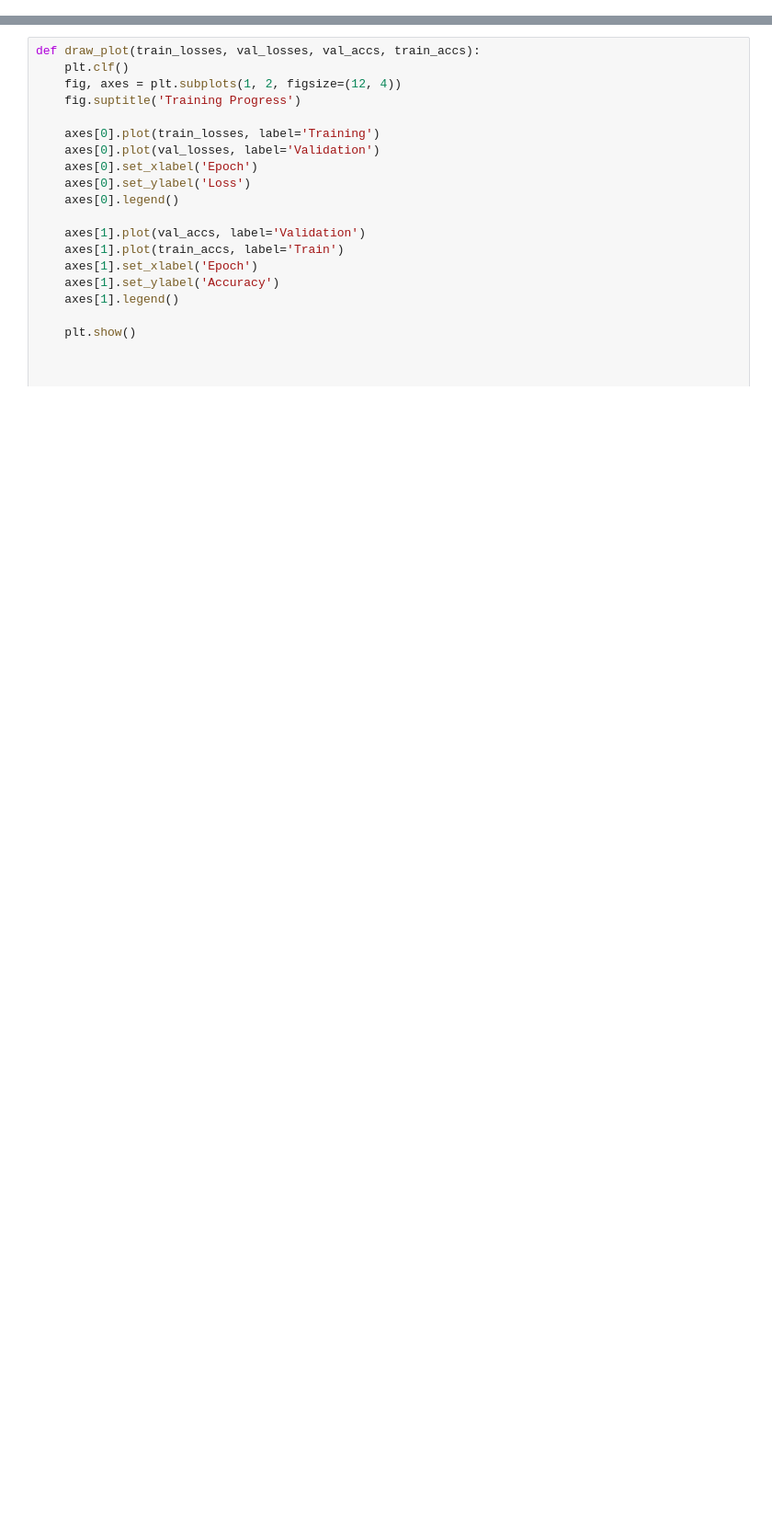
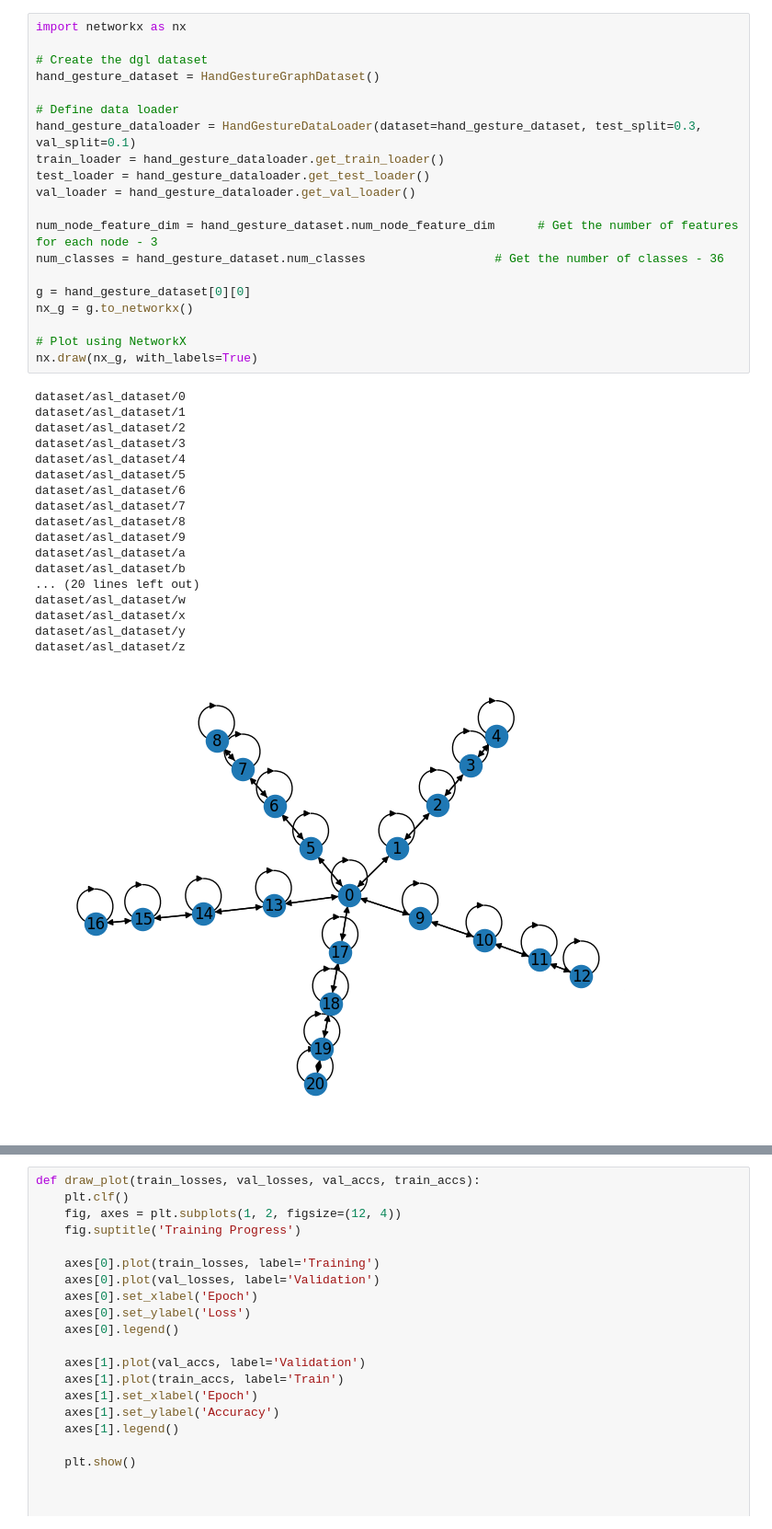
Before and after one commit to RenzoTsai/PoseGNN, a Jupyter notebook: main.ipynb, the cells around one changed output, grey strips where cells are left out. Shown at 92% size. Cells and saved outputs as stored; diff of their text form; blank space fills up the shorter version.

```diff
--- a/main.ipynb
+++ b/main.ipynb
@@ -12 +13,40 @@ import dgl
 %matplotlib inline
+# %%
+import networkx as nx
+
+# Create the dgl dataset
+hand_gesture_dataset = HandGestureGraphDataset()
+
+# Define data loader
+hand_gesture_dataloader = HandGestureDataLoader(dataset=hand_gesture_dataset, test_split=0.3, val_split=0.1)
+train_loader = hand_gesture_dataloader.get_train_loader()
+test_loader = hand_gesture_dataloader.get_test_loader()
+val_loader = hand_gesture_dataloader.get_val_loader()
+
+num_node_feature_dim = hand_gesture_dataset.num_node_feature_dim      # Get the number of features for each node - 3
+num_classes = hand_gesture_dataset.num_classes                  # Get the number of classes - 36
+
+g = hand_gesture_dataset[0][0]
+nx_g = g.to_networkx()
+
+# Plot using NetworkX
+nx.draw(nx_g, with_labels=True)
+# %% [output]
+dataset/asl_dataset/0
+dataset/asl_dataset/1
+dataset/asl_dataset/2
+dataset/asl_dataset/3
+dataset/asl_dataset/4
+dataset/asl_dataset/5
+dataset/asl_dataset/6
+dataset/asl_dataset/7
+dataset/asl_dataset/8
+dataset/asl_dataset/9
+dataset/asl_dataset/a
+dataset/asl_dataset/b
+... (20 lines left out)
+dataset/asl_dataset/w
+dataset/asl_dataset/x
+dataset/asl_dataset/y
+dataset/asl_dataset/z
+[figure, added]
```
Also changed, not shown: parts of 9 cells of this notebook, 6 other files.
